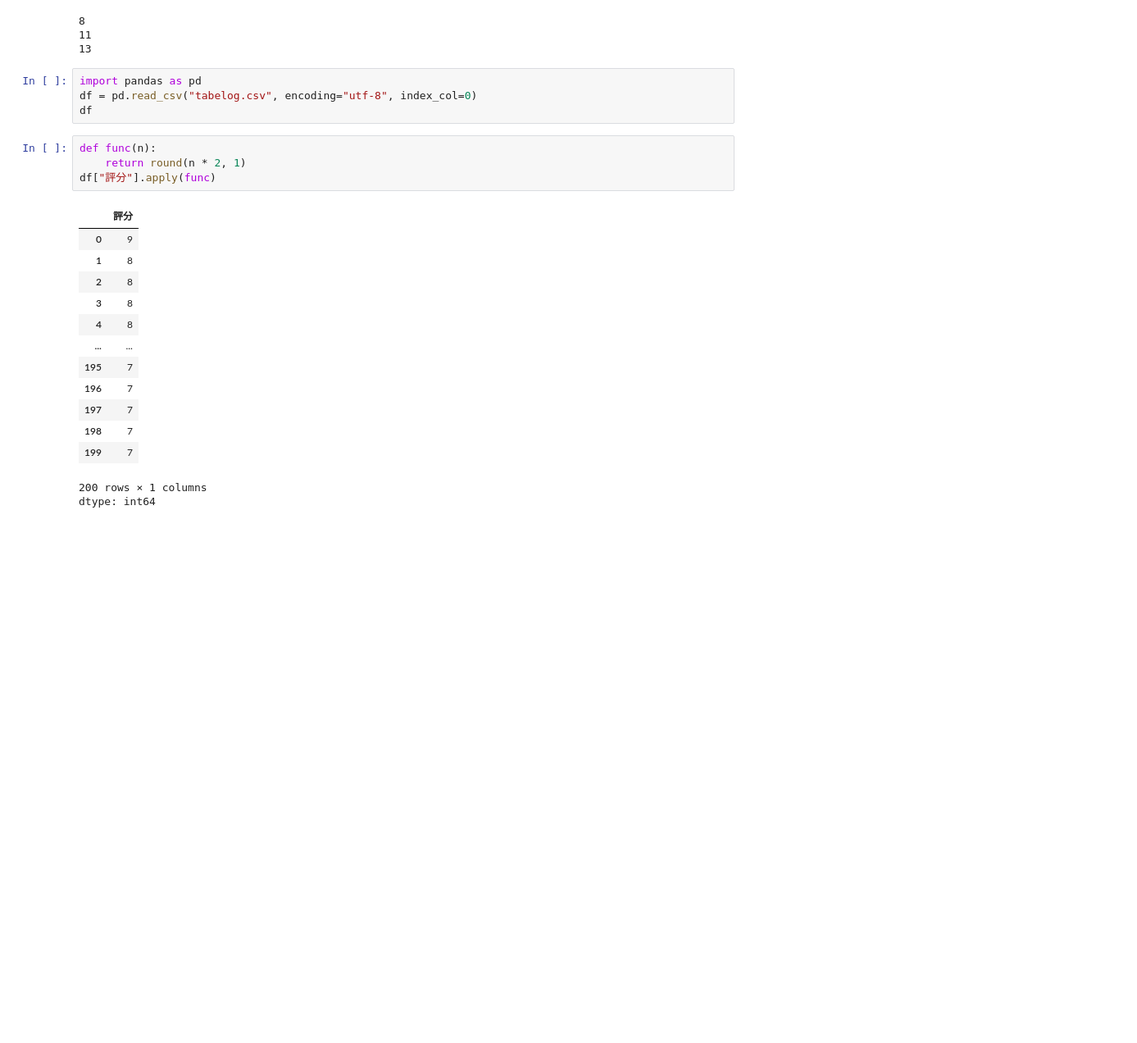
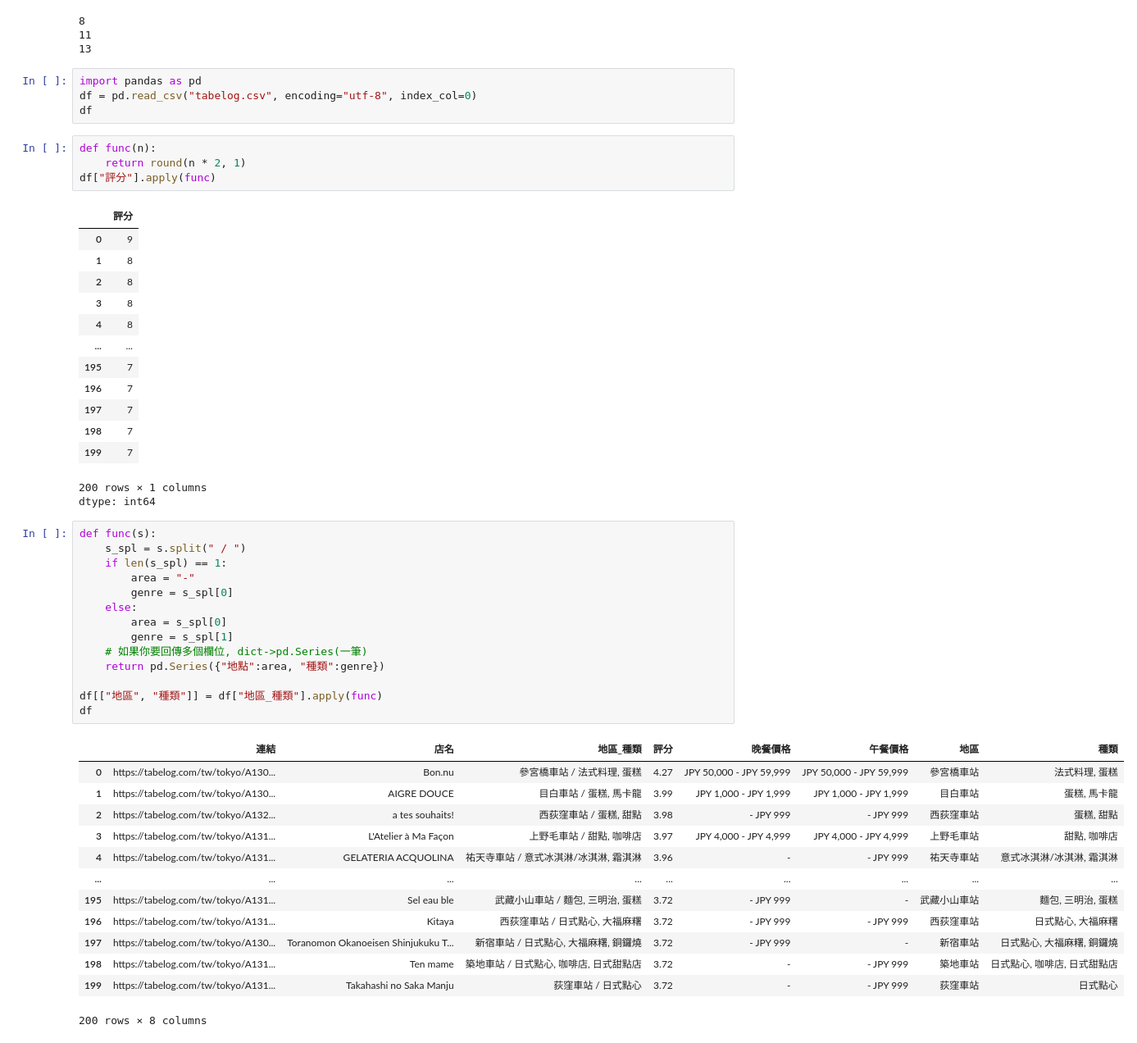
Before and after one commit to Elwing-Chou/tibame_20250729, a Jupyter notebook: tibame_20250828.ipynb, the cells around one changed output. Shown at 82% size. Drawn from its saved outputs; the diff is of its cells as text; blank space fills up the shorter version.

```diff
--- a/tibame_20250828.ipynb
+++ b/tibame_20250828.ipynb
@@ -192,3 +192,31 @@ df["評分"].apply(func)
 | 199 | 7 |
 200 rows × 1 columns
 dtype: int64
+# %%
+def func(s):
+    s_spl = s.split(" / ")
+    if len(s_spl) == 1:
+        area = "-"
+        genre = s_spl[0]
+    else:
+        area = s_spl[0]
+        genre = s_spl[1]
+    # 如果你要回傳多個欄位, dict->pd.Series(一筆)
+    return pd.Series({"地點":area, "種類":genre})
+
+df[["地區", "種類"]] = df["地區_種類"].apply(func)
+df
+# %% [output]
+|  | 連結 | 店名 | 地區_種類 | 評分 | 晚餐價格 | 午餐價格 | 地區 | 種類 |
+| 0 | https://tabelog.com/tw/tokyo/A130... | Bon.nu | 參宮橋車站 / 法式料理, 蛋糕 | 4.27 | JPY 50,000 - JPY 59,999 | JPY 50,000 - JPY 59,999 | 參宮橋車站 | 法式料理, 蛋糕 |
+| 1 | https://tabelog.com/tw/tokyo/A130... | AIGRE DOUCE | 目白車站 / 蛋糕, 馬卡龍 | 3.99 | JPY 1,000 - JPY 1,999 | JPY 1,000 - JPY 1,999 | 目白車站 | 蛋糕, 馬卡龍 |
+| 2 | https://tabelog.com/tw/tokyo/A132... | a tes souhaits! | 西荻窪車站 / 蛋糕, 甜點 | 3.98 | - JPY 999 | - JPY 999 | 西荻窪車站 | 蛋糕, 甜點 |
+| 3 | https://tabelog.com/tw/tokyo/A131... | L'Atelier à Ma Façon | 上野毛車站 / 甜點, 咖啡店 | 3.97 | JPY 4,000 - JPY 4,999 | JPY 4,000 - JPY 4,999 | 上野毛車站 | 甜點, 咖啡店 |
+| 4 | https://tabelog.com/tw/tokyo/A131... | GELATERIA ACQUOLINA | 祐天寺車站 / 意式冰淇淋/冰淇淋, 霜淇淋 | 3.96 | - | - JPY 999 | 祐天寺車站 | 意式冰淇淋/冰淇淋, 霜淇淋 |
+| ... | ... | ... | ... | ... | ... | ... | ... | ... |
+| 195 | https://tabelog.com/tw/tokyo/A131... | Sel eau ble | 武藏小山車站 / 麵包, 三明治, 蛋糕 | 3.72 | - JPY 999 | - | 武藏小山車站 | 麵包, 三明治, 蛋糕 |
+| 196 | https://tabelog.com/tw/tokyo/A131... | Kitaya | 西荻窪車站 / 日式點心, 大福麻糬 | 3.72 | - JPY 999 | - JPY 999 | 西荻窪車站 | 日式點心, 大福麻糬 |
+| 197 | https://tabelog.com/tw/tokyo/A130... | Toranomon Okanoeisen Shinjukuku T... | 新宿車站 / 日式點心, 大福麻糬, 銅鑼燒 | 3.72 | - JPY 999 | - | 新宿車站 | 日式點心, 大福麻糬, 銅鑼燒 |
+| 198 | https://tabelog.com/tw/tokyo/A131... | Ten mame | 築地車站 / 日式點心, 咖啡店, 日式甜點店 | 3.72 | - | - JPY 999 | 築地車站 | 日式點心, 咖啡店, 日式甜點店 |
+| 199 | https://tabelog.com/tw/tokyo/A131... | Takahashi no Saka Manju | 荻窪車站 / 日式點心 | 3.72 | - | - JPY 999 | 荻窪車站 | 日式點心 |
+200 rows × 8 columns
```
